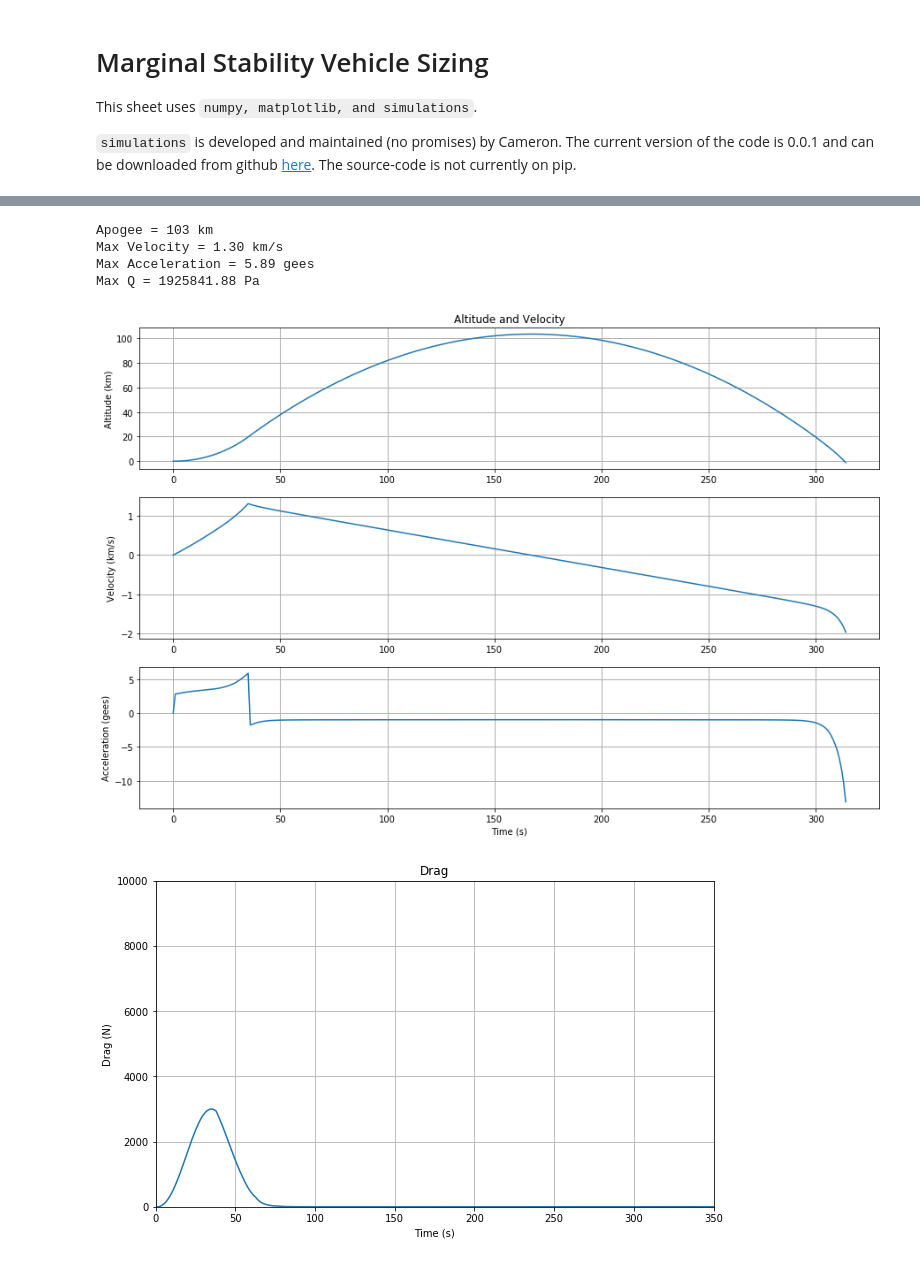
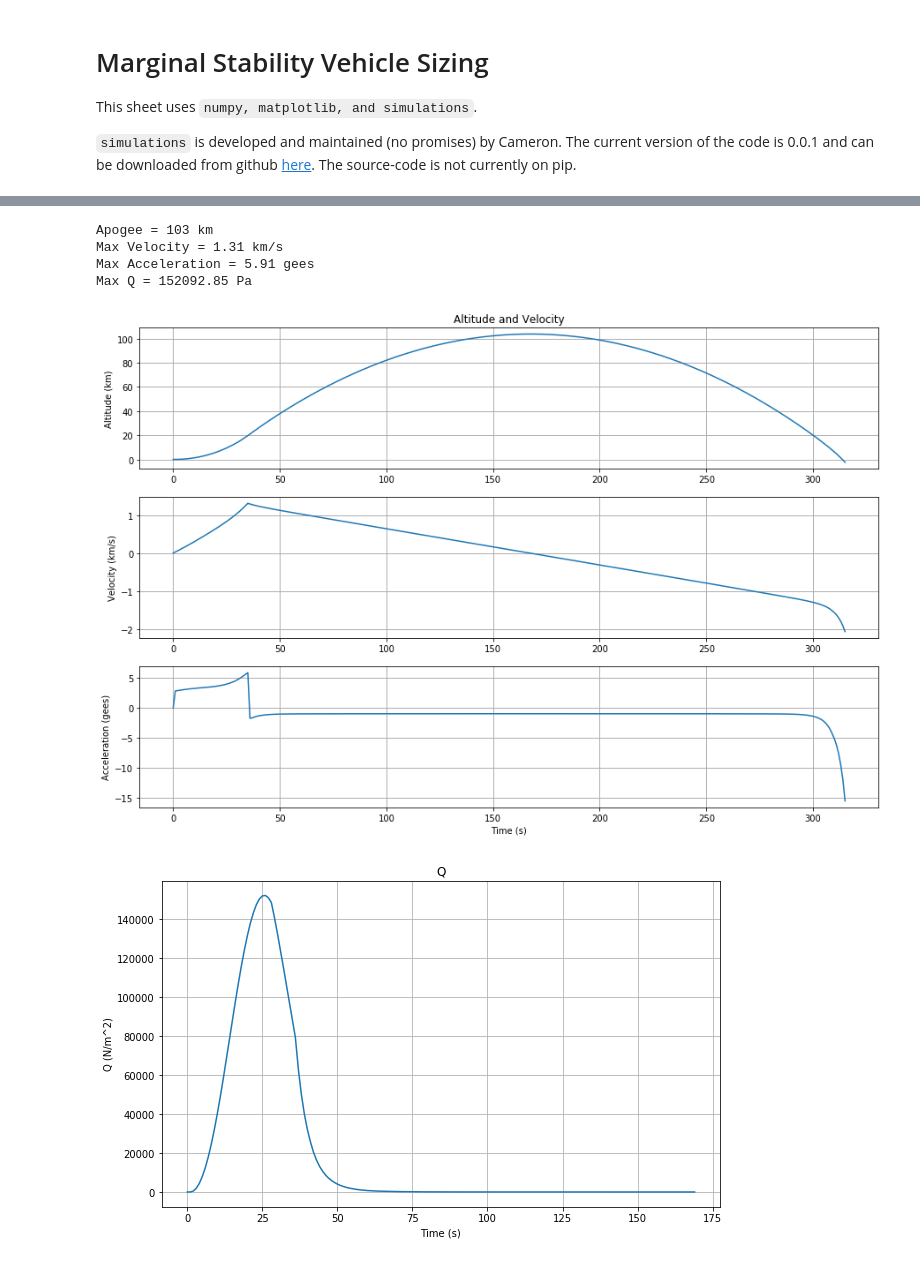
Before and after one commit to rocketproplab/marginal-stability, a Jupyter notebook: Design/Vehicle-Sizing/marginal-stability-sizing.ipynb, the cells around one changed output, grey strips where cells are left out. Saved outputs shown, nothing was run; the diff lists cells and outputs as text; code cells hidden in the pictures.

```diff
--- a/Design/Vehicle-Sizing/marginal-stability-sizing.ipynb
+++ b/Design/Vehicle-Sizing/marginal-stability-sizing.ipynb
@@ -174,7 +174,7 @@ Total Impulse = 740553 Ns
 Burn Time = 33.00 s
 # %%
 itsatest = sim.Rocket(initialConditions, engines, burntime)
-altitude, velocity, acceleration, mass, time, thrust, drag, Q = itsatest.run()
+altitude, velocity, acceleration, mass, time, thrust, drag, Q, rho = itsatest.run()
 # %%
 kmaltitude = [x/1000 for x in altitude]
 print('Apogee = %d km' % max(kmaltitude))
@@ -194,19 +194,19 @@ plot_alt(fig)
 plt.show()
 # %% [output]
 Apogee = 103 km
-Max Velocity = 1.30 km/s
-Max Acceleration = 5.89 gees
-Max Q = 1925841.88 Pa
+Max Velocity = 1.31 km/s
+Max Acceleration = 5.91 gees
+Max Q = 152092.85 Pa
-[figure, old version]
+[figure, new version]
 # %%
 fig1 = plt.figure(figsize=(10,6))
 ax11 = fig1.add_subplot(1,1,1)
-ax11.plot(time,drag)
-ax11.set_title('Drag')
+Qtime = time[0:(len(Q))]
+ax11.plot(Qtime,Q)
+ax11.set_title('Q')
 ax11.set_xlabel('Time (s)')
-ax11.set_ylabel('Drag (N)')
+ax11.set_ylabel('Q (N/m^2)')
 ax11.grid()
-plt.axis([0,350,0,10000])
 plt.show()
 # %% [output]
-[figure, old version]
+[figure, new version]
```
Also changed, not shown: parts of 1 cell of this notebook, 1 other file.
